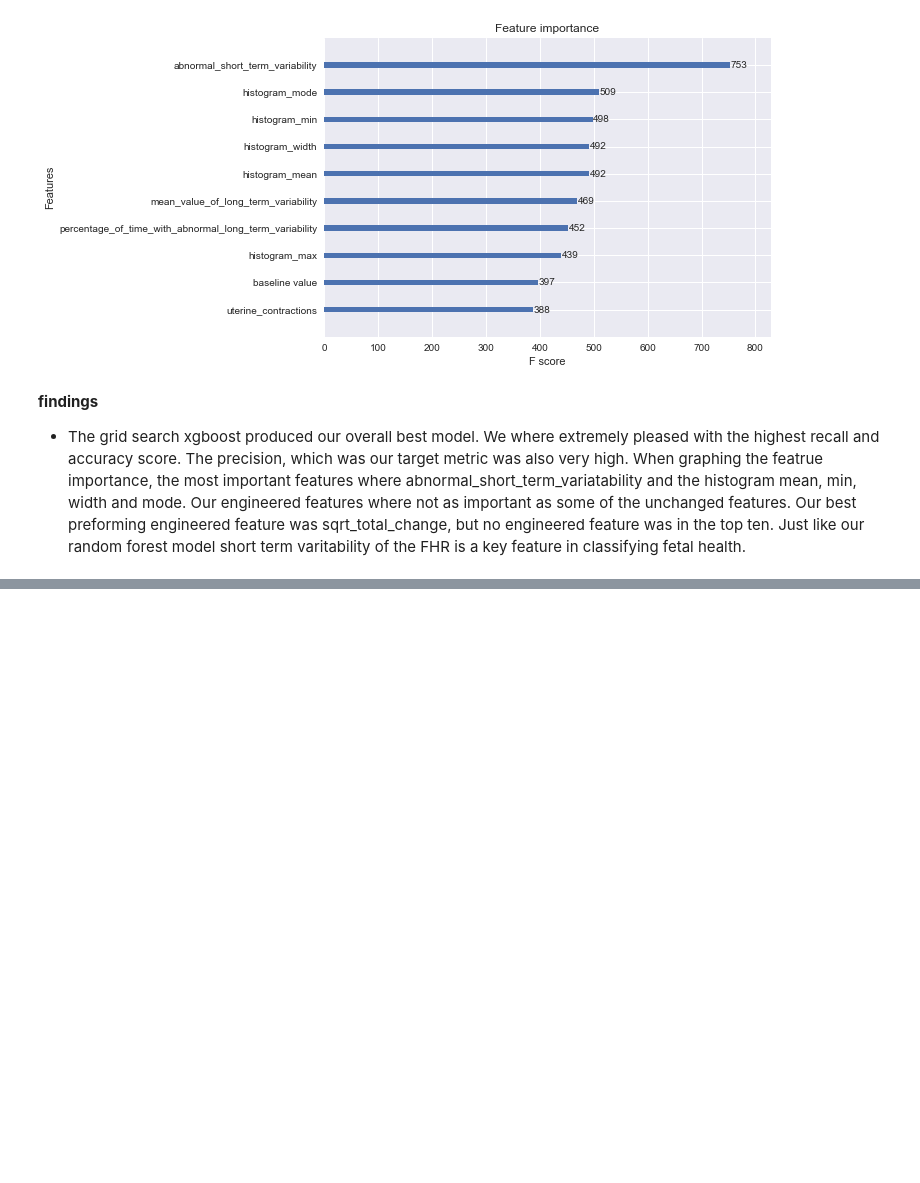
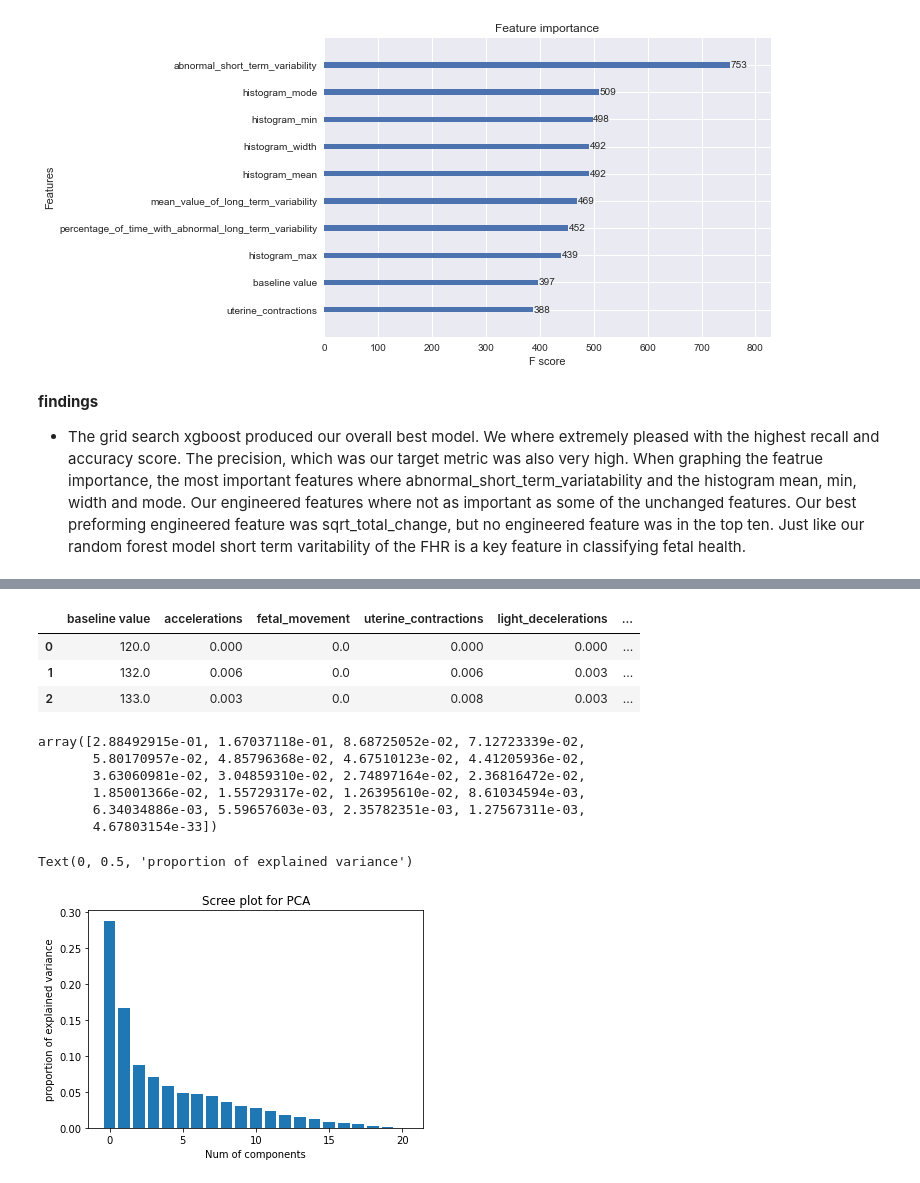
Before and after one commit to Jacobheyman702/Predicting-Fetal-Risk-Using-Cardiotocographic-Data, a Jupyter notebook: experimental_feature_Modeling.ipynb, the cells around one changed output, grey strips where cells are left out. Saved outputs shown, nothing was run; the diff lists cells and outputs as text; code cells hidden in the pictures; blank space fills up the shorter version.

```diff
--- a/experimental_feature_Modeling.ipynb
+++ b/experimental_feature_Modeling.ipynb
@@ -663,0 +712,8 @@ plot_importance(grid_xg.best_estimator_,max_num_features=10)
+# %%
+pca = PCA()
+# %%
+x = StandardScaler().fit_transform(X)
+# %%
+principalComponents = pca.fit_transform(x)
+# %%
+PrincipalComponents = pca.fit_transform(x)
@@ -663,0 +776,25 @@ plot_importance(grid_xg.best_estimator_,max_num_features=10)
+# %%
+X.head(3)
+# %% [output]
+|  | baseline value | accelerations | fetal_movement | uterine_contractions | light_decelerations | ... |
+| 0 | 120.0 | 0.000 | 0.0 | 0.000 | 0.000 | ... |
+| 1 | 132.0 | 0.006 | 0.0 | 0.006 | 0.003 | ... |
+| 2 | 133.0 | 0.003 | 0.0 | 0.008 | 0.003 | ... |
+# %%
+pca.explained_variance_ratio_
+# %% [output]
+array([2.88492915e-01, 1.67037118e-01, 8.68725052e-02, 7.12723339e-02,
+       5.80170957e-02, 4.85796368e-02, 4.67510123e-02, 4.41205936e-02,
+       3.63060981e-02, 3.04859310e-02, 2.74897164e-02, 2.36816472e-02,
+       1.85001366e-02, 1.55729317e-02, 1.26395610e-02, 8.61034594e-03,
+       6.34034886e-03, 5.59657603e-03, 2.35782351e-03, 1.27567311e-03,
+       4.67803154e-33])
+# %%
+index = np.arange(21)
+plt.bar(index, pca.explained_variance_ratio_,)
+plt.title('Scree plot for PCA')
+plt.xlabel('Num of components')
+plt.ylabel('proportion of explained variance')
+# %% [output]
+Text(0, 0.5, 'proportion of explained variance')
+[figure, added]
```
Also changed, not shown: parts of 23 cells of this notebook, 1 other file.
